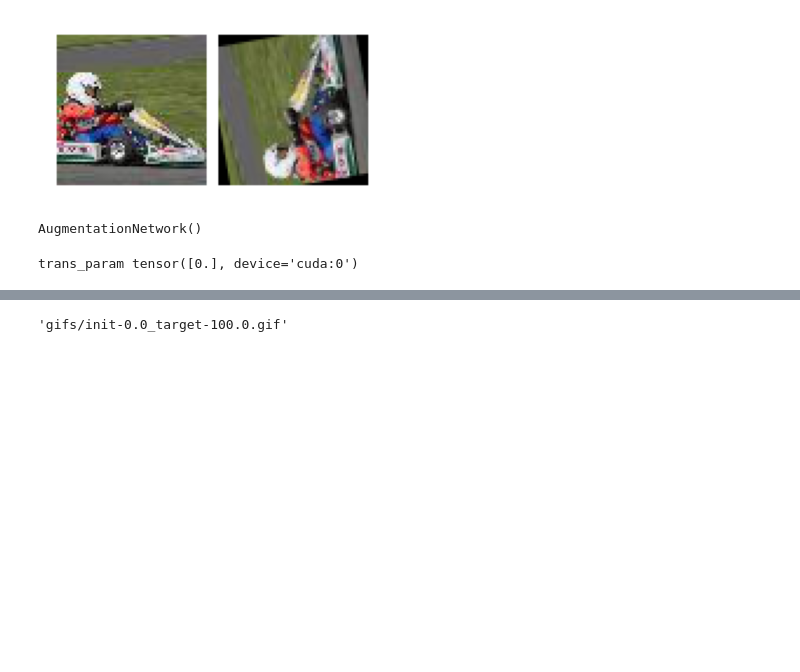
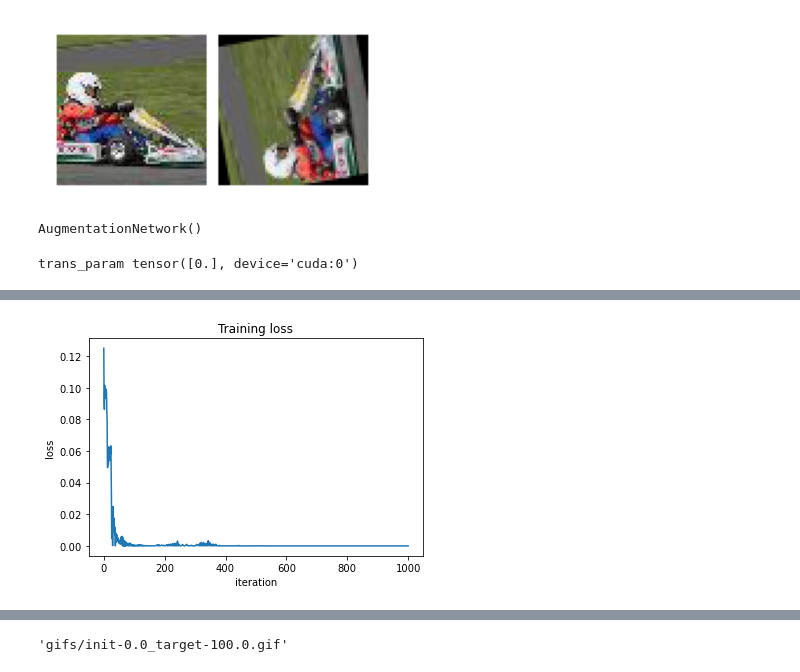
Before and after one commit to TomBekor/AugmentationsLearning, a Jupyter notebook: nb.ipynb, the cells around one changed output, grey strips where cells are left out. Saved outputs shown, nothing was run; the diff lists cells and outputs as text; code cells hidden in the pictures; blank space fills up the shorter version.

```diff
--- a/nb.ipynb
+++ b/nb.ipynb
@@ -26,12 +52,13 @@ from utils import plot_tensor, show_sample, learning_grid
 # dataset
 target_rotation_deg = 100.
 
+init_rotation_deg = 0.
 # training
-init_rotation_deg = 0.
 batch_size = 64
 epochs = 1
-lr=50
+lr=20
 # momentum=0.9
+scheduler_iters = 10
 
 device = torch.device('cuda:0' if torch.cuda.is_available() else 'cpu')
 
@@ -97,3 +125,5 @@ trans_param tensor([0.], device='cuda:0')
 criterion = nn.MSELoss()
 # optimizer = optim.SGD(model.parameters(), lr=lr, momentum=momentum)
 optimizer = optim.Adam(model.parameters(), lr=lr)
+# scheduler = optim.lr_scheduler.ExponentialLR(optimizer, gamma=0.93, last_epoch=-1, verbose=False)
+scheduler = optim.lr_scheduler.CosineAnnealingLR(optimizer, T_max=100, eta_min=0.1, verbose=True)
@@ -100,5 +132,6 @@ optimizer = optim.Adam(model.parameters(), lr=lr)
 # %%
 losses = []
+lrs = []
 for epoch in range(epochs):
 
     running_loss = 0.0
@@ -128,6 +161,11 @@ for epoch in range(epochs):
                 }
                 learning_grid(img_dict, save=f'{run_figures_dir}/epoch-{epoch+1:02}_batch-{i+1:05}.png')
 
+        lrs.append(scheduler.get_last_lr())
+        if i % scheduler_iters == scheduler_iters - 1 and i > 100:
+            scheduler.step()
+
+
         if i == 1000:
             break
 
@@ -157,0 +206,8 @@ plt.plot(losses)
+# %%
+plt.plot(losses)
+plt.title('Training loss')
+plt.xlabel('iteration')
+plt.ylabel('loss')
+plt.savefig(f'{run_figures_dir}/results/training_loss.png')
+# %% [output]
+[figure, added]
```
Also changed, not shown: parts of 9 cells of this notebook.
